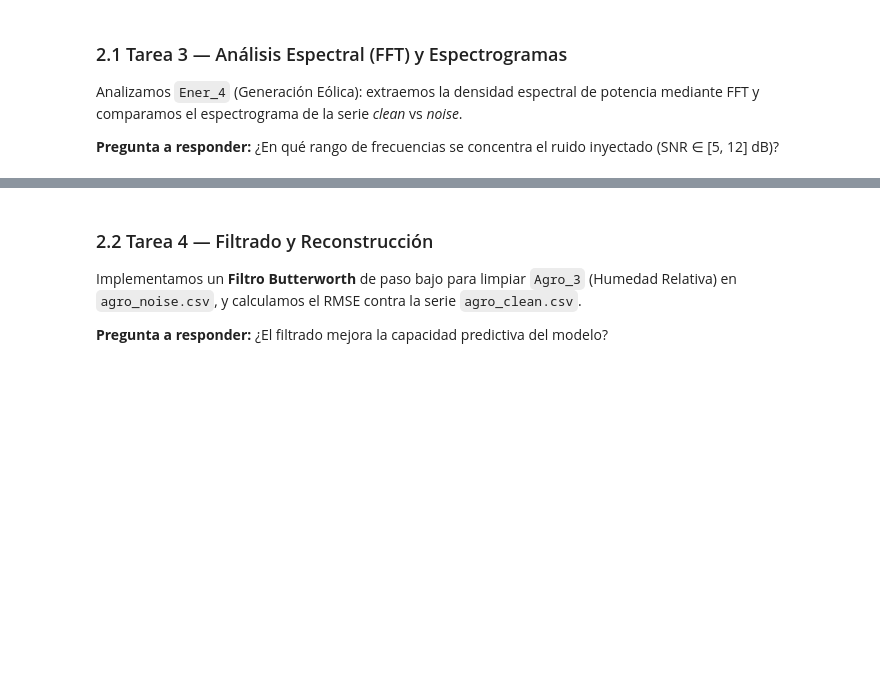
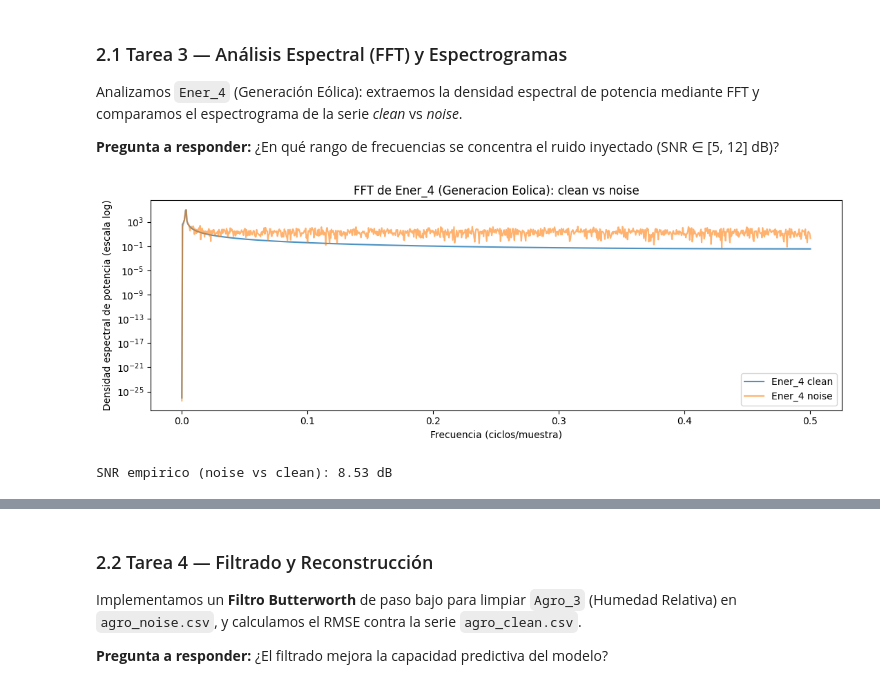
Before and after one commit to daniel95amaya/theoutliers-challenge-03, a Jupyter notebook: notebooks/challenge02_geo_temporal_redes.ipynb, the cells around one changed output, grey strips where cells are left out. Cells and saved outputs as stored; diff of their text form; code cells hidden in the pictures; blank space fills up the shorter version.

```diff
--- a/notebooks/challenge02_geo_temporal_redes.ipynb
+++ b/notebooks/challenge02_geo_temporal_redes.ipynb
@@ -229,6 +229,28 @@ Analizamos `Ener_4` (Generación Eólica): extraemos la densidad espectral de po
 
 **Pregunta a responder:** ¿En qué rango de frecuencias se concentra el ruido inyectado (SNR ∈ [5, 12] dB)?
 # %%
-# TODO: f_clean, t_clean, Sxx_clean = signal.spectrogram(ener_clean["Ener_4"])
-#       f_noise, t_noise, Sxx_noise = signal.spectrogram(ener_noise["Ener_4"])
-#       comparar Sxx_clean vs Sxx_noise en subplots
+# FFT (densidad espectral de potencia) de Ener_4: clean vs noise
+fs = 1.0  # sin timestamp explicito en los datos: 1 muestra = 1 unidad de tiempo
+ener4_clean = ener_clean["Ener_4"].to_numpy()
+ener4_noise = ener_noise["Ener_4"].to_numpy()
+N = len(ener4_clean)
+
+freqs = np.fft.rfftfreq(N, d=1 / fs)
+psd_clean = np.abs(np.fft.rfft(ener4_clean - ener4_clean.mean())) ** 2 / N
+psd_noise = np.abs(np.fft.rfft(ener4_noise - ener4_noise.mean())) ** 2 / N
+
+fig, ax = plt.subplots(figsize=(11, 4))
+ax.semilogy(freqs, psd_clean, label="Ener_4 clean", alpha=0.8)
+ax.semilogy(freqs, psd_noise, label="Ener_4 noise", alpha=0.6)
+ax.set_xlabel("Frecuencia (ciclos/muestra)")
+ax.set_ylabel("Densidad espectral de potencia (escala log)")
+ax.set_title("FFT de Ener_4 (Generacion Eolica): clean vs noise")
+ax.legend()
+plt.tight_layout()
+plt.show()
+
+snr_empirico = 10 * np.log10(np.var(ener4_clean) / np.var(ener4_noise - ener4_clean))
+print(f"SNR empirico (noise vs clean): {snr_empirico:.2f} dB")
+# %% [output]
+[figure, added]
+SNR empirico (noise vs clean): 8.53 dB
```
Also changed, not shown: parts of 2 cells of this notebook.
